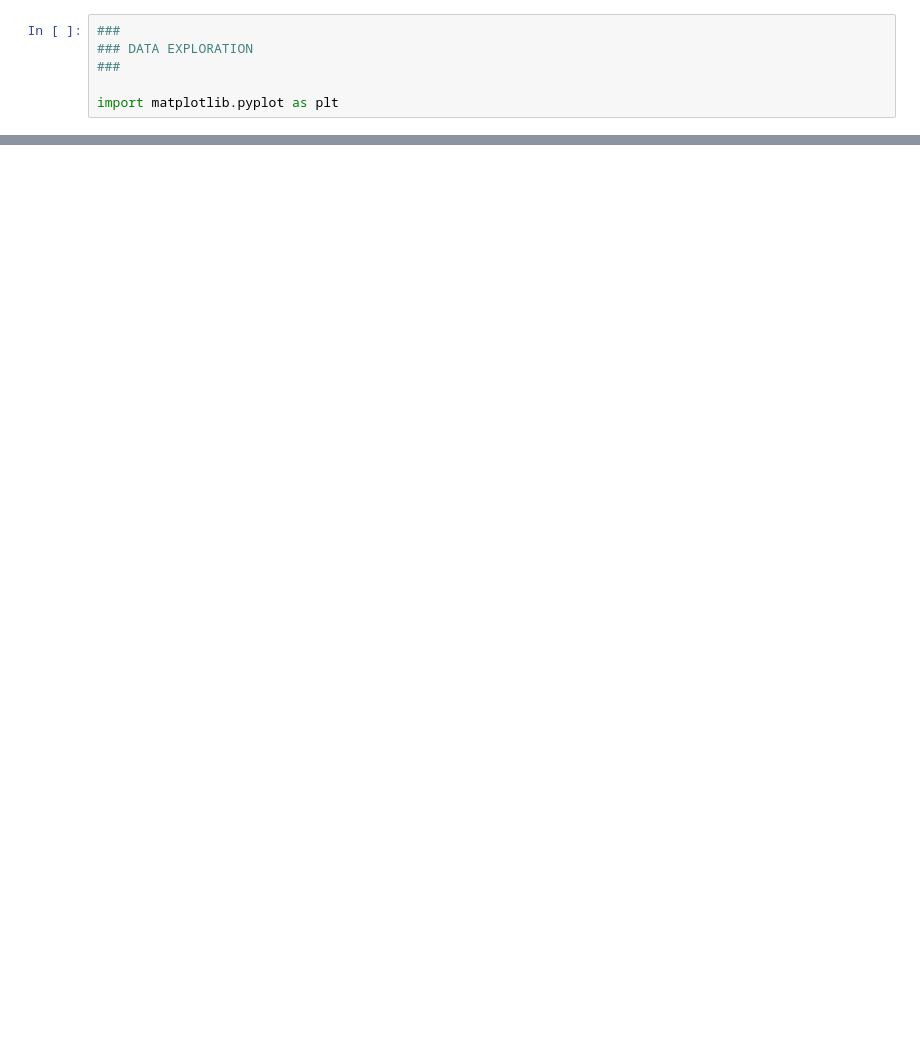
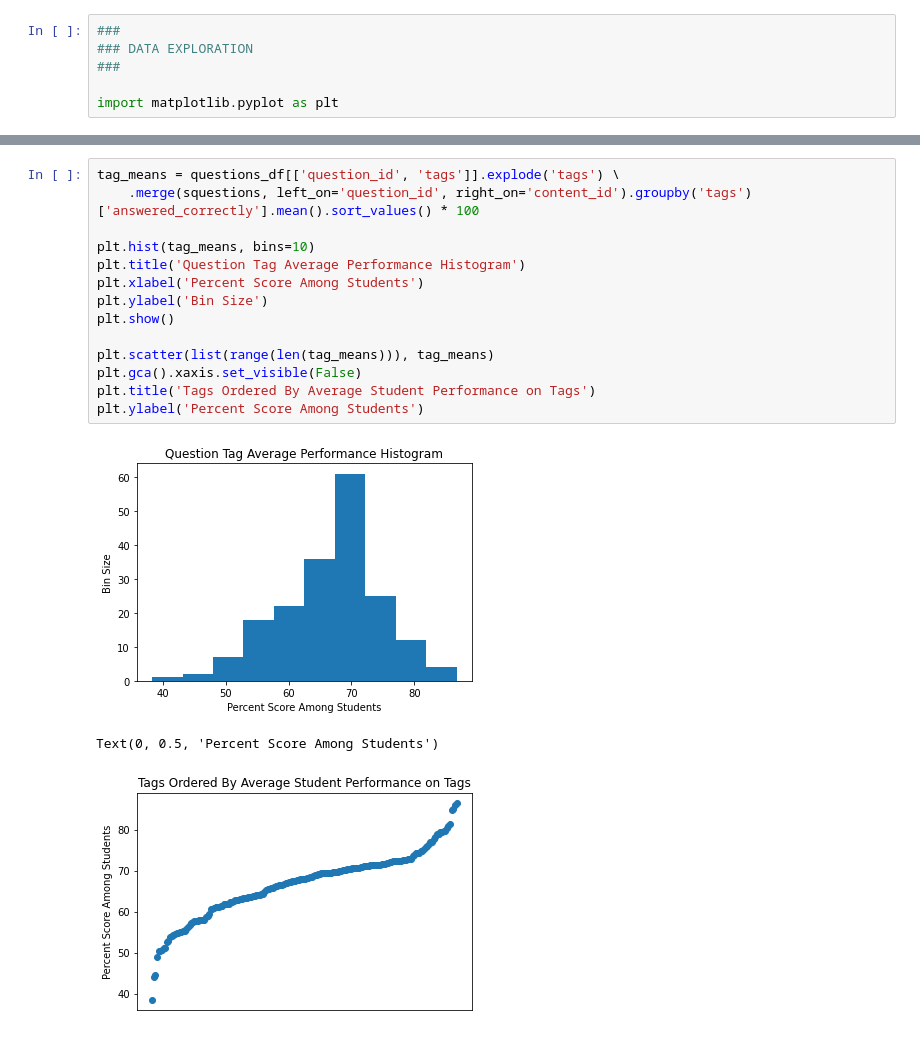
Before and after one commit to dscrawford/CS6364Project, a Jupyter notebook: project.ipynb, the cells around one changed output, grey strips where cells are left out. Drawn from its saved outputs; the diff is of its cells as text; blank space fills up the shorter version.

```diff
--- a/project.ipynb
+++ b/project.ipynb
@@ -113,3 +107,21 @@ plt.scatter(tag_means.index, tag_means)
+# %%
+tag_means = questions_df[['question_id', 'tags']].explode('tags') \
+    .merge(squestions, left_on='question_id', right_on='content_id').groupby('tags')['answered_correctly'].mean().sort_values() * 100
+
+plt.hist(tag_means, bins=10)
+plt.title('Question Tag Average Performance Histogram')
+plt.xlabel('Percent Score Among Students')
+plt.ylabel('Bin Size')
+plt.show()
+
+plt.scatter(list(range(len(tag_means))), tag_means)
+plt.gca().xaxis.set_visible(False)
+plt.title('Tags Ordered By Average Student Performance on Tags')
+plt.ylabel('Percent Score Among Students')
+# %% [output]
+[figure, added]
+Text(0, 0.5, 'Percent Score Among Students')
+[figure, added]
 # %%
 plt.hist(full['timestamp'], bins=30)
 plt.title('Student Relative Timestamp Histogram')
```
Also changed, not shown: parts of 18 cells of this notebook, 1 other file.
